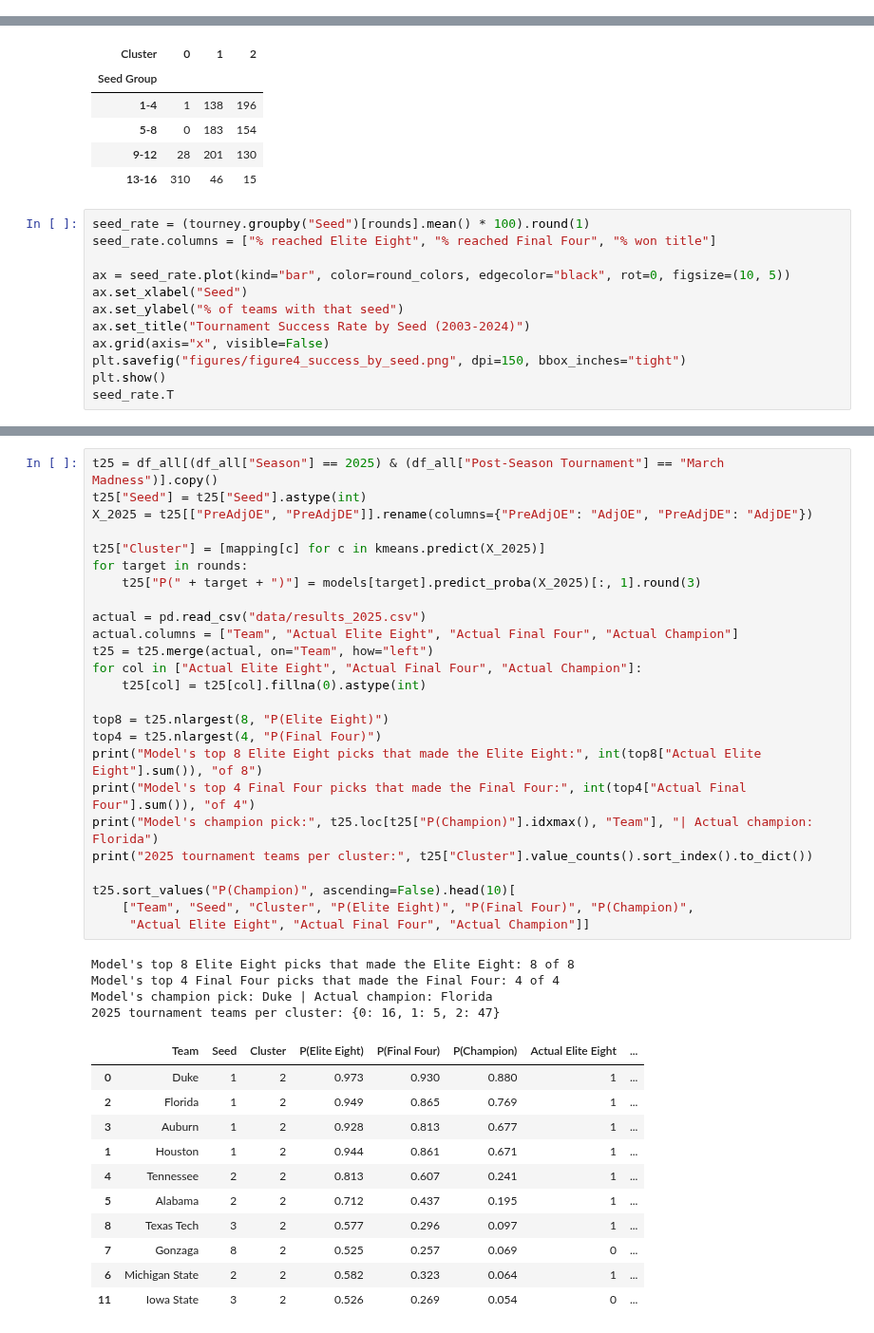
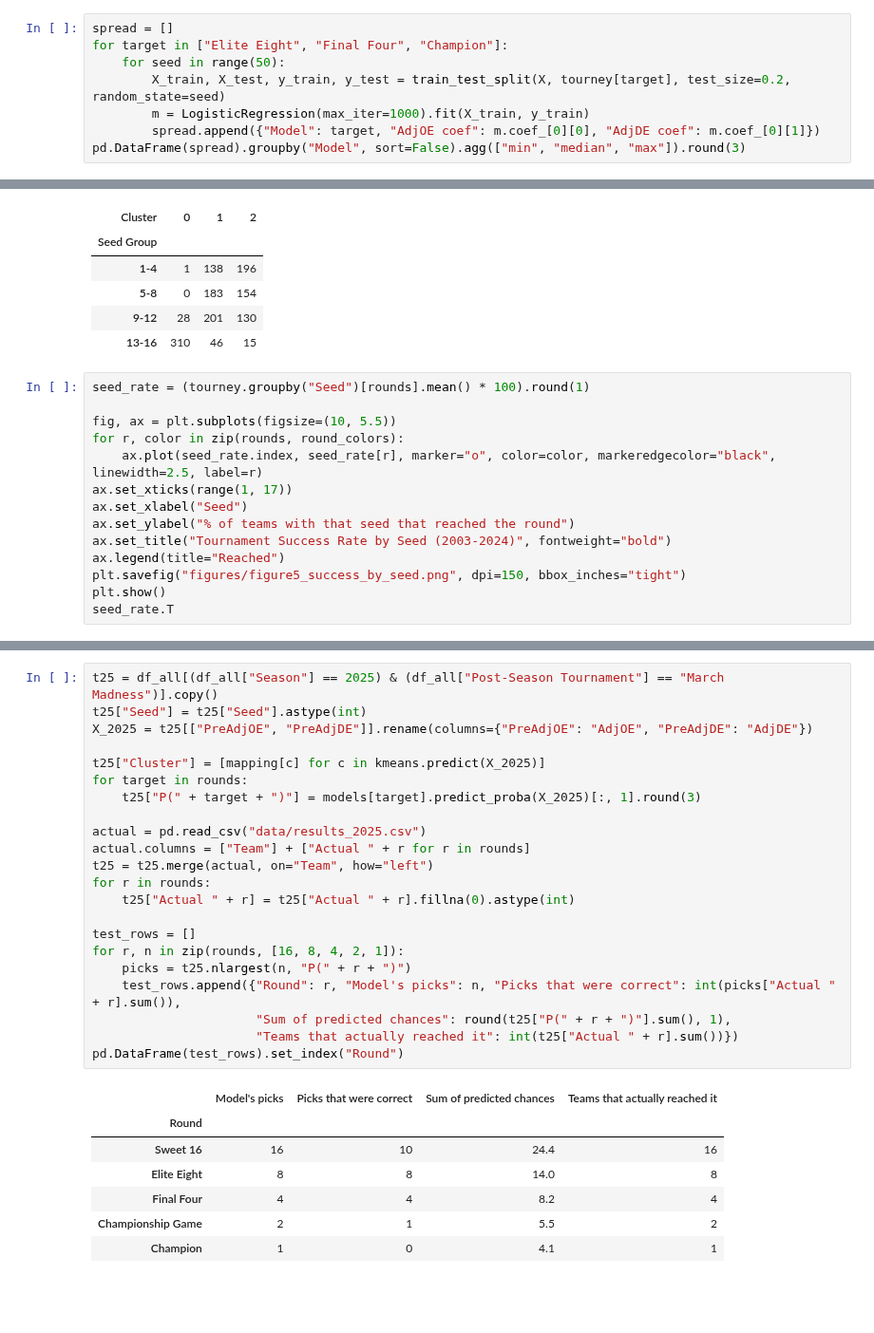
Before and after one commit to ColeDiGregorio/march-madness-analysis, a Jupyter notebook: march_madness.ipynb, the cells around one changed output, grey strips where cells are left out. Shown at 95% size. Drawn from its saved outputs; the diff is of its cells as text; blank space fills up the shorter version.

```diff
--- a/march_madness.ipynb
+++ b/march_madness.ipynb
@@ -389,0 +388,8 @@ KenPom also ranks every Division I team (around 350 each year) in offensive and
+# %%
+spread = []
+for target in ["Elite Eight", "Final Four", "Champion"]:
+    for seed in range(50):
+        X_train, X_test, y_train, y_test = train_test_split(X, tourney[target], test_size=0.2, random_state=seed)
+        m = LogisticRegression(max_iter=1000).fit(X_train, y_train)
+        spread.append({"Model": target, "AdjOE coef": m.coef_[0][0], "AdjDE coef": m.coef_[0][1]})
+pd.DataFrame(spread).groupby("Model", sort=False).agg(["min", "median", "max"]).round(3)
@@ -457,14 +580,16 @@ pd.crosstab(tourney["Seed Group"], tourney["Cluster"])
 | 13-16 | 310 | 46 | 15 |
 # %%
 seed_rate = (tourney.groupby("Seed")[rounds].mean() * 100).round(1)
-seed_rate.columns = ["% reached Elite Eight", "% reached Final Four", "% won title"]
 
-ax = seed_rate.plot(kind="bar", color=round_colors, edgecolor="black", rot=0, figsize=(10, 5))
+fig, ax = plt.subplots(figsize=(10, 5.5))
+for r, color in zip(rounds, round_colors):
+    ax.plot(seed_rate.index, seed_rate[r], marker="o", color=color, markeredgecolor="black", linewidth=2.5, label=r)
+ax.set_xticks(range(1, 17))
 ax.set_xlabel("Seed")
-ax.set_ylabel("% of teams with that seed")
-ax.set_title("Tournament Success Rate by Seed (2003-2024)")
-ax.grid(axis="x", visible=False)
-plt.savefig("figures/figure4_success_by_seed.png", dpi=150, bbox_inches="tight")
+ax.set_ylabel("% of teams with that seed that reached the round")
+ax.set_title("Tournament Success Rate by Seed (2003-2024)", fontweight="bold")
+ax.legend(title="Reached")
+plt.savefig("figures/figure5_success_by_seed.png", dpi=150, bbox_inches="tight")
 plt.show()
 seed_rate.T
 # %% [output]
@@ -491,41 +620,30 @@ the dataset does not include them yet. (2026 could not be tested because its pre
 # %%
 t25 = df_all[(df_all["Season"] == 2025) & (df_all["Post-Season Tournament"] == "March Madness")].copy()
 t25["Seed"] = t25["Seed"].astype(int)
 X_2025 = t25[["PreAdjOE", "PreAdjDE"]].rename(columns={"PreAdjOE": "AdjOE", "PreAdjDE": "AdjDE"})
 
 t25["Cluster"] = [mapping[c] for c in kmeans.predict(X_2025)]
 for target in rounds:
     t25["P(" + target + ")"] = models[target].predict_proba(X_2025)[:, 1].round(3)
 
 actual = pd.read_csv("data/results_2025.csv")
-actual.columns = ["Team", "Actual Elite Eight", "Actual Final Four", "Actual Champion"]
+actual.columns = ["Team"] + ["Actual " + r for r in rounds]
 t25 = t25.merge(actual, on="Team", how="left")
-for col in ["Actual Elite Eight", "Actual Final Four", "Actual Champion"]:
-    t25[col] = t25[col].fillna(0).astype(int)
+for r in rounds:
+    t25["Actual " + r] = t25["Actual " + r].fillna(0).astype(int)
 
-top8 = t25.nlargest(8, "P(Elite Eight)")
-top4 = t25.nlargest(4, "P(Final Four)")
-print("Model's top 8 Elite Eight picks that made the Elite Eight:", int(top8["Actual Elite Eight"].sum()), "of 8")
-print("Model's top 4 Final Four picks that made the Final Four:", int(top4["Actual Final Four"].sum()), "of 4")
-print("Model's champion pick:", t25.loc[t25["P(Champion)"].idxmax(), "Team"], "| Actual champion: Florida")
-print("2025 tournament teams per cluster:", t25["Cluster"].value_counts().sort_index().to_dict())
-
-t25.sort_values("P(Champion)", ascending=False).head(10)[
-    ["Team", "Seed", "Cluster", "P(Elite Eight)", "P(Final Four)", "P(Champion)",
-     "Actual Elite Eight", "Actual Final Four", "Actual Champion"]]
+test_rows = []
+for r, n in zip(rounds, [16, 8, 4, 2, 1]):
+    picks = t25.nlargest(n, "P(" + r + ")")
+    test_rows.append({"Round": r, "Model's picks": n, "Picks that were correct": int(picks["Actual " + r].sum()),
+                      "Sum of predicted chances": round(t25["P(" + r + ")"].sum(), 1),
+                      "Teams that actually reached it": int(t25["Actual " + r].sum())})
+pd.DataFrame(test_rows).set_index("Round")
 # %% [output]
-Model's top 8 Elite Eight picks that made the Elite Eight: 8 of 8
-Model's top 4 Final Four picks that made the Final Four: 4 of 4
-Model's champion pick: Duke | Actual champion: Florida
-2025 tournament teams per cluster: {0: 16, 1: 5, 2: 47}
-|  | Team | Seed | Cluster | P(Elite Eight) | P(Final Four) | P(Champion) | Actual Elite Eight | ... |
-| 0 | Duke | 1 | 2 | 0.973 | 0.930 | 0.880 | 1 | ... |
-| 2 | Florida | 1 | 2 | 0.949 | 0.865 | 0.769 | 1 | ... |
-| 3 | Auburn | 1 | 2 | 0.928 | 0.813 | 0.677 | 1 | ... |
-| 1 | Houston | 1 | 2 | 0.944 | 0.861 | 0.671 | 1 | ... |
-| 4 | Tennessee | 2 | 2 | 0.813 | 0.607 | 0.241 | 1 | ... |
-| 5 | Alabama | 2 | 2 | 0.712 | 0.437 | 0.195 | 1 | ... |
-| 8 | Texas Tech | 3 | 2 | 0.577 | 0.296 | 0.097 | 1 | ... |
-| 7 | Gonzaga | 8 | 2 | 0.525 | 0.257 | 0.069 | 0 | ... |
-| 6 | Michigan State | 2 | 2 | 0.582 | 0.323 | 0.064 | 1 | ... |
-| 11 | Iowa State | 3 | 2 | 0.526 | 0.269 | 0.054 | 0 | ... |
+|  | Model's picks | Picks that were correct | Sum of predicted chances | Teams that actually reached it |
+| Round |  |  |  |  |
+| Sweet 16 | 16 | 10 | 24.4 | 16 |
+| Elite Eight | 8 | 8 | 14.0 | 8 |
+| Final Four | 4 | 4 | 8.2 | 4 |
+| Championship Game | 2 | 1 | 5.5 | 2 |
+| Champion | 1 | 0 | 4.1 | 1 |
```
Also changed, not shown: parts of 67 cells of this notebook, 12 other files.
